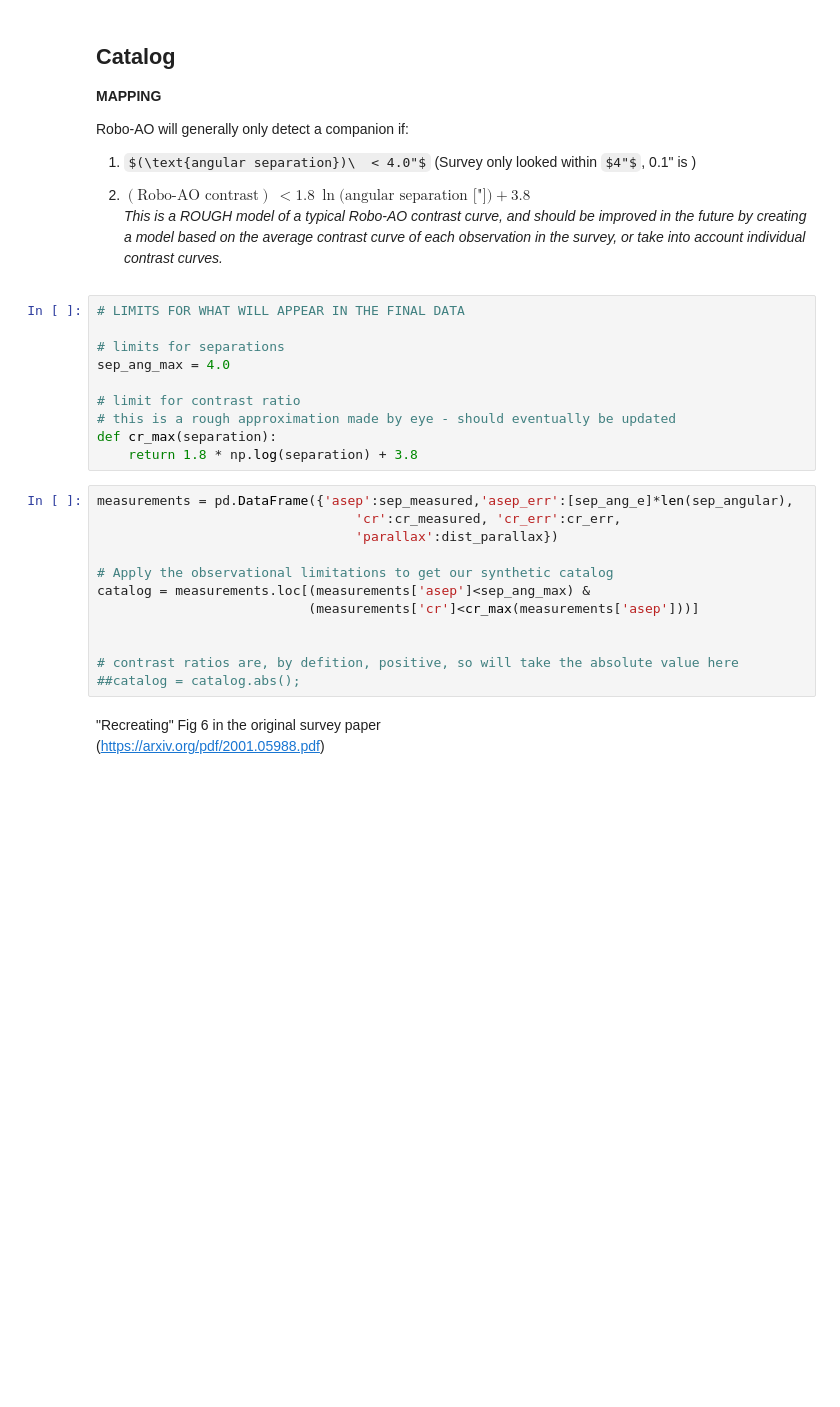
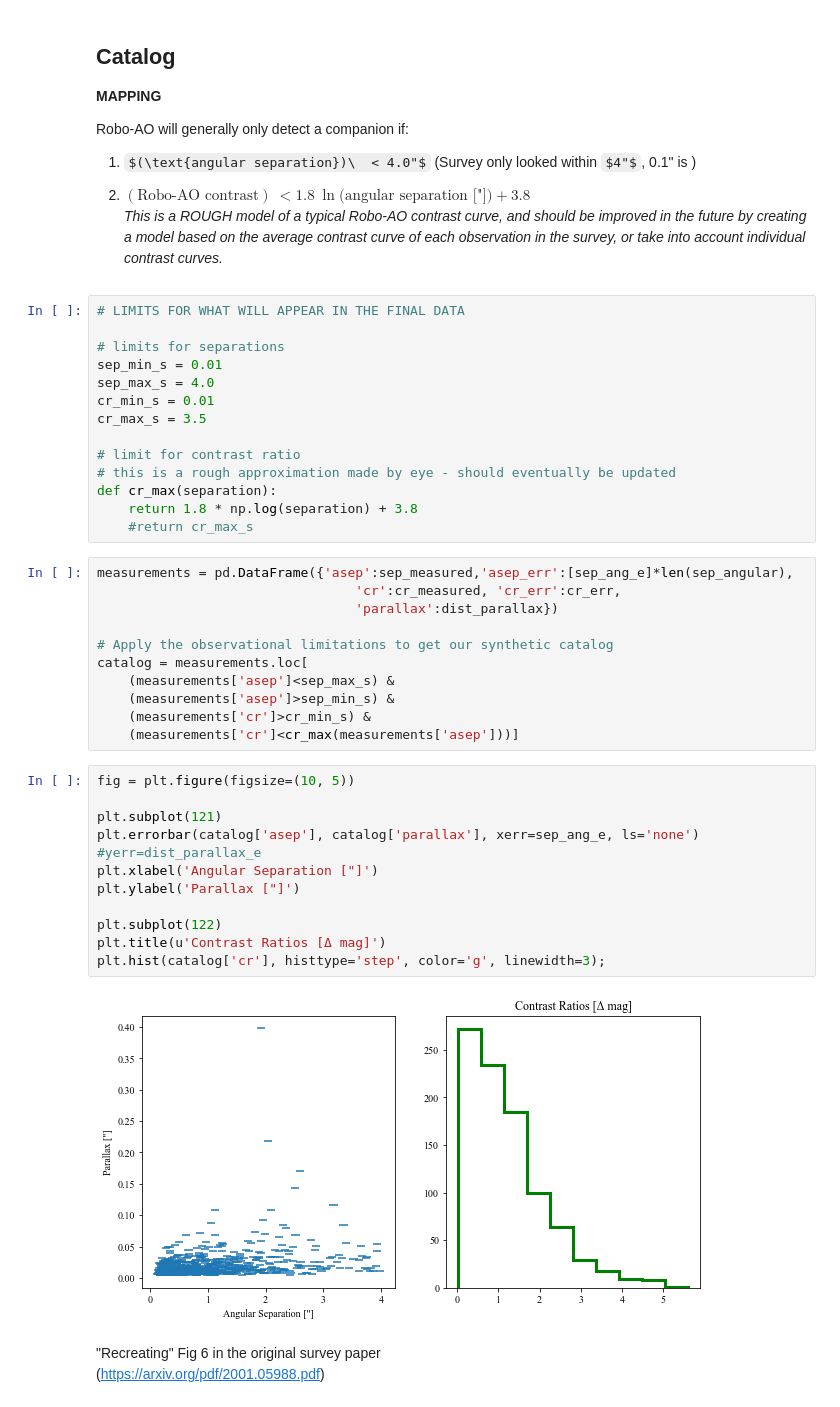
Before and after one commit to phys201/multstars, a Jupyter notebook: simulate_and_model.ipynb, the cells around one changed output. Drawn from its saved outputs; the diff is of its cells as text; some formulas as TeX source; blank space fills up the shorter version.

```diff
--- a/simulate_and_model.ipynb
+++ b/simulate_and_model.ipynb
@@ -141,24 +167,40 @@ _This is a ROUGH model of a typical Robo-AO contrast curve, and should be improv
 # LIMITS FOR WHAT WILL APPEAR IN THE FINAL DATA
 
 # limits for separations
-sep_ang_max = 4.0
+sep_min_s = 0.01
+sep_max_s = 4.0
+cr_min_s = 0.01
+cr_max_s = 3.5
 
 # limit for contrast ratio
 # this is a rough approximation made by eye - should eventually be updated
 def cr_max(separation):
     return 1.8 * np.log(separation) + 3.8
+    #return cr_max_s
 # %%
 measurements = pd.DataFrame({'asep':sep_measured,'asep_err':[sep_ang_e]*len(sep_angular),
                                  'cr':cr_measured, 'cr_err':cr_err,
                                  'parallax':dist_parallax})
 
 # Apply the observational limitations to get our synthetic catalog
-catalog = measurements.loc[(measurements['asep']<sep_ang_max) &
-                           (measurements['cr']<cr_max(measurements['asep']))]
-
-
-# contrast ratios are, by defition, positive, so will take the absolute value here
-##catalog = catalog.abs();
+catalog = measurements.loc[
+    (measurements['asep']<sep_max_s) &
+    (measurements['asep']>sep_min_s) &
+    (measurements['cr']>cr_min_s) &
+    (measurements['cr']<cr_max(measurements['asep']))]
+# %%
+fig = plt.figure(figsize=(10, 5))
+
+plt.subplot(121)
+plt.errorbar(catalog['asep'], catalog['parallax'], xerr=sep_ang_e, ls='none') #yerr=dist_parallax_e
+plt.xlabel('Angular Separation ["]')
+plt.ylabel('Parallax ["]')
+
+plt.subplot(122)
+plt.title(u'Contrast Ratios [Δ mag]')
+plt.hist(catalog['cr'], histtype='step', color='g', linewidth=3);
+# %% [output]
+[figure, added]
 # %% [markdown]
 "Recreating" Fig 6 in the original survey paper<br>
 (https://arxiv.org/pdf/2001.05988.pdf)
```
Also changed, not shown: parts of 22 cells of this notebook, 8 other files.
